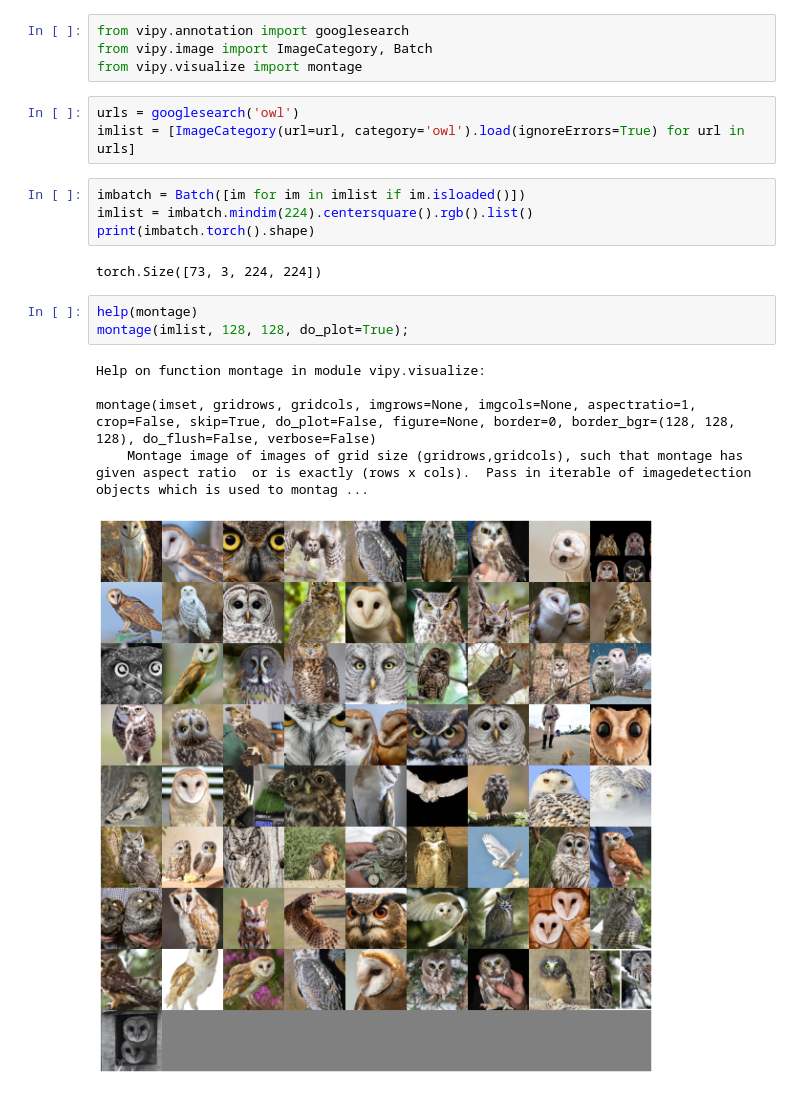
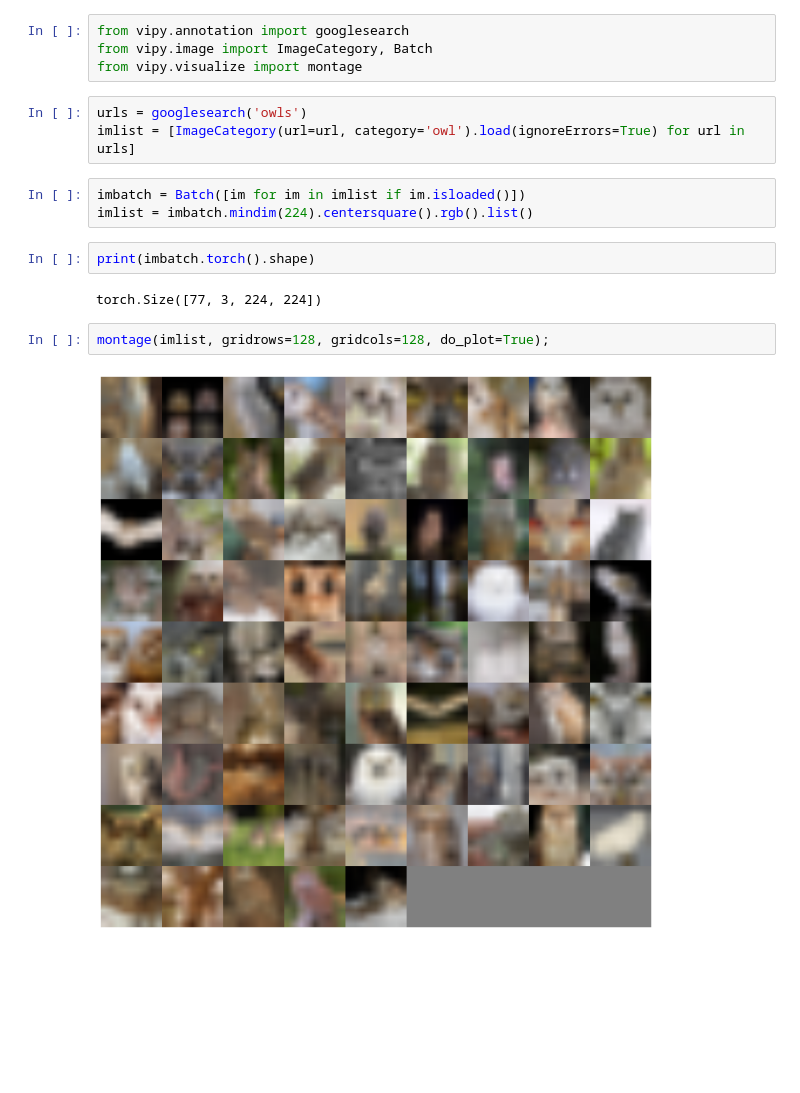
Before and after one commit to visym/vipy, a Jupyter notebook: demo/batching.ipynb, the cells around one changed output. Drawn from its saved outputs; the diff is of its cells as text; blank space fills up the shorter version.

```diff
--- a/demo/batching.ipynb
+++ b/demo/batching.ipynb
@@ -3,20 +3,16 @@ from vipy.annotation import googlesearch
 from vipy.image import ImageCategory, Batch
 from vipy.visualize import montage
 # %%
-urls = googlesearch('owl')
+urls = googlesearch('owls')
 imlist = [ImageCategory(url=url, category='owl').load(ignoreErrors=True) for url in urls]
 # %%
 imbatch = Batch([im for im in imlist if im.isloaded()])
 imlist = imbatch.mindim(224).centersquare().rgb().list()
-print(imbatch.torch().shape)
-# %% [output]
-torch.Size([73, 3, 224, 224])
+# %%
+print(imbatch.torch().shape)
+# %% [output]
+torch.Size([77, 3, 224, 224])
 # %%
-help(montage)
-montage(imlist, 128, 128, do_plot=True);
+montage(imlist, gridrows=128, gridcols=128, do_plot=True);
 # %% [output]
-Help on function montage in module vipy.visualize:
-
-montage(imset, gridrows, gridcols, imgrows=None, imgcols=None, aspectratio=1, crop=False, skip=True, do_plot=False, figure=None, border=0, border_bgr=(128, 128, 128), do_flush=False, verbose=False)
-    Montage image of images of grid size (gridrows,gridcols), such that montage has given aspect ratio  or is exactly (rows x cols).  Pass in iterable of imagedetection objects which is used to montag ...
-[figure, old version]
+[figure, new version]
```
Also changed, not shown: 1 other file.
